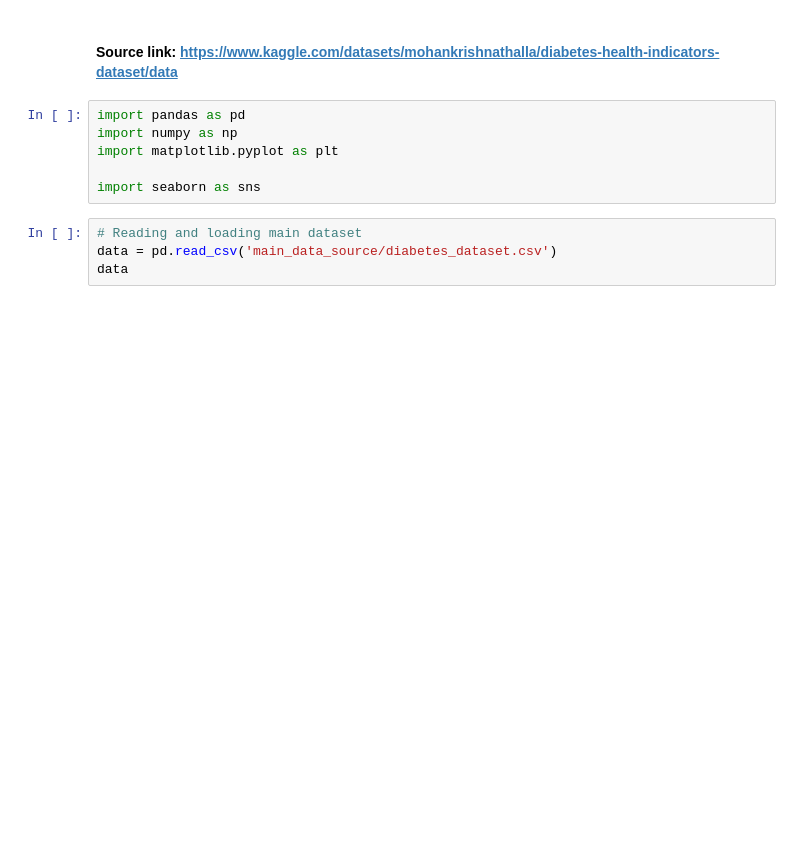
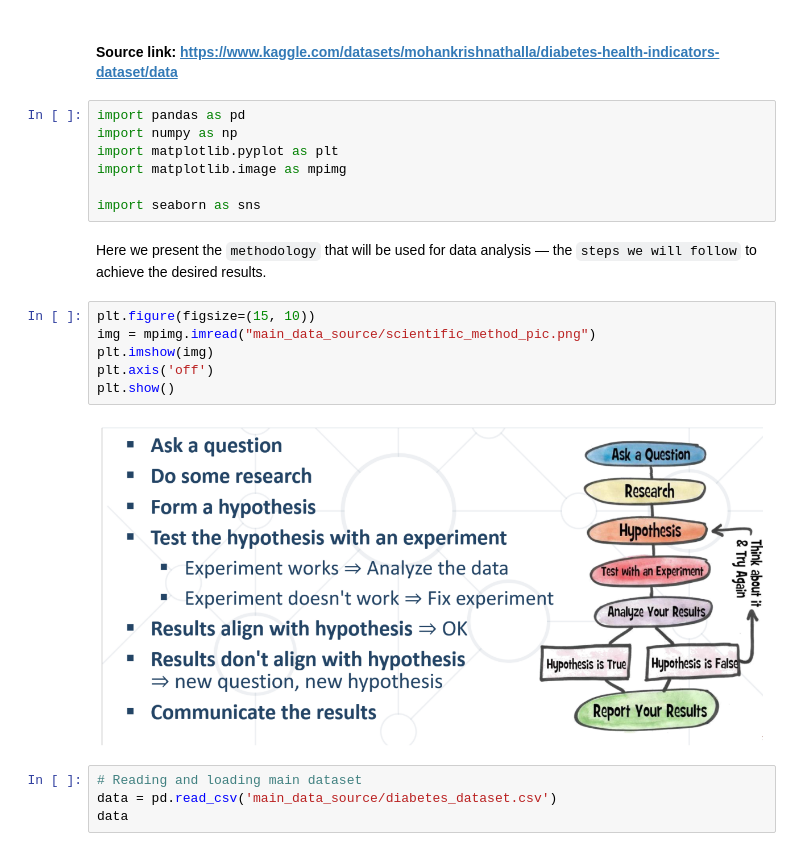
Before and after one commit to plamensve/ML_FINAL_PROJECT, a Jupyter notebook: 01_overview.ipynb, the cells around one changed output. Cells and saved outputs as stored; diff of their text form; blank space fills up the shorter version.

```diff
--- a/01_overview.ipynb
+++ b/01_overview.ipynb
@@ -6,8 +6,19 @@
 import pandas as pd
 import numpy as np
 import matplotlib.pyplot as plt
+import matplotlib.image as mpimg
 
 import seaborn as sns
+# %% [markdown]
+Here we present the `methodology` that will be used for data analysis — the `steps we will follow` to achieve the desired results.
+# %%
+plt.figure(figsize=(15, 10))
+img = mpimg.imread("main_data_source/scientific_method_pic.png")
+plt.imshow(img)
+plt.axis('off')
+plt.show()
+# %% [output]
+[figure, added]
 # %%
 # Reading and loading main dataset
 data = pd.read_csv('main_data_source/diabetes_dataset.csv')
```
Also changed, not shown: parts of 18 cells of this notebook, 2 other files.
